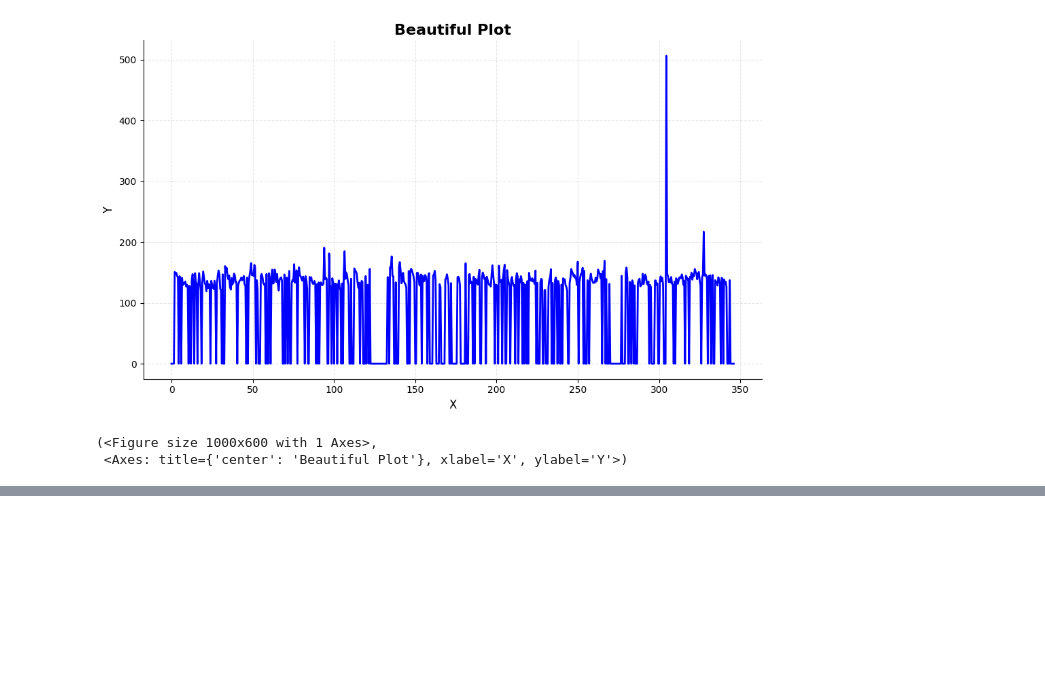
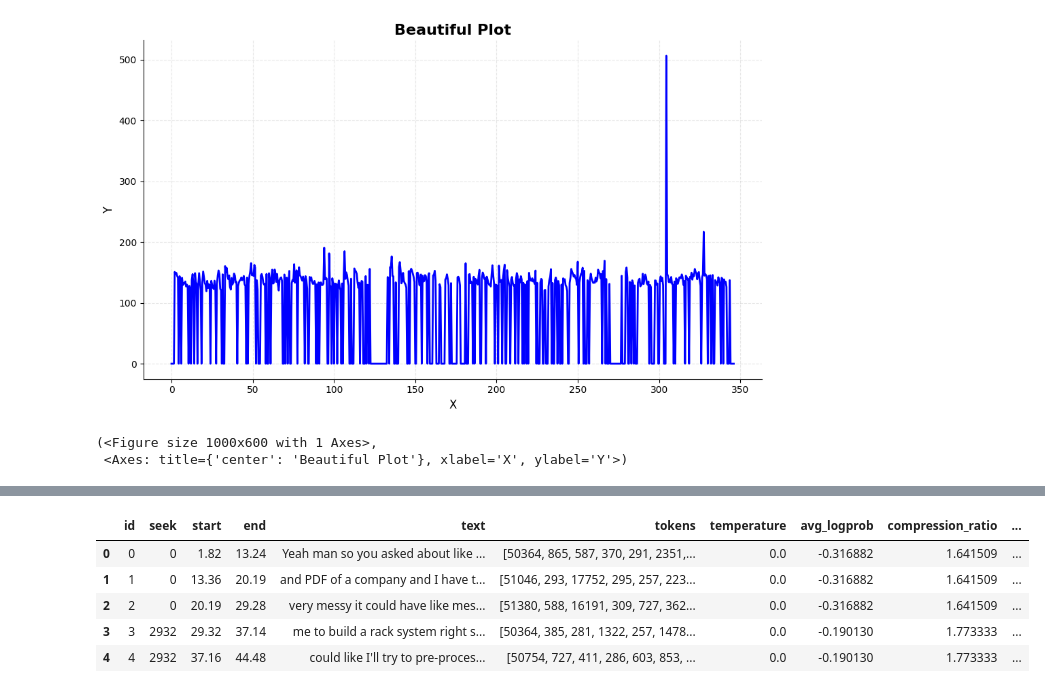
Before and after one commit to Ak62007/Multimodel-Reasoning, a Jupyter notebook: notebooks/audio_testing.ipynb, the cells around one changed output, grey strips where cells are left out. Cells and saved outputs as stored; diff of their text form; code cells hidden in the pictures; blank space fills up the shorter version.

```diff
--- a/notebooks/audio_testing.ipynb
+++ b/notebooks/audio_testing.ipynb
@@ -205,0 +247,10 @@ plot_beautiful(x=df['Time'], y=df['audio_pitch_avg'])
+# %%
+audio = wp.load_audio(file="../data/raw/Interview_1.wav")
+model = wp.load_model('small', device='cpu')
+# %%
+result = wp.transcribe_timestamped(
+    model=model,
+    audio=audio,
+    language=None,
+    detect_disfluencies=True
+)
@@ -205,0 +279,11 @@ plot_beautiful(x=df['Time'], y=df['audio_pitch_avg'])
+# %%
+tr_df = pd.DataFrame(result["segments"])
+# %%
+tr_df.head()
+# %% [output]
+|  | id | seek | start | end | text | tokens | temperature | avg_logprob | compression_ratio | ... |
+| 0 | 0 | 0 | 1.82 | 13.24 | Yeah man so you asked about like ... | [50364, 865, 587, 370, 291, 2351,... | 0.0 | -0.316882 | 1.641509 | ... |
+| 1 | 1 | 0 | 13.36 | 20.19 | and PDF of a company and I have t... | [51046, 293, 17752, 295, 257, 223... | 0.0 | -0.316882 | 1.641509 | ... |
+| 2 | 2 | 0 | 20.19 | 29.28 | very messy it could have like mes... | [51380, 588, 16191, 309, 727, 362... | 0.0 | -0.316882 | 1.641509 | ... |
+| 3 | 3 | 2932 | 29.32 | 37.14 | me to build a rack system right s... | [50364, 385, 281, 1322, 257, 1478... | 0.0 | -0.190130 | 1.773333 | ... |
+| 4 | 4 | 2932 | 37.16 | 44.48 | could like I'll try to pre-proces... | [50754, 727, 411, 286, 603, 853, ... | 0.0 | -0.190130 | 1.773333 | ... |
```
Also changed, not shown: parts of 16 cells of this notebook, 2 other files.
